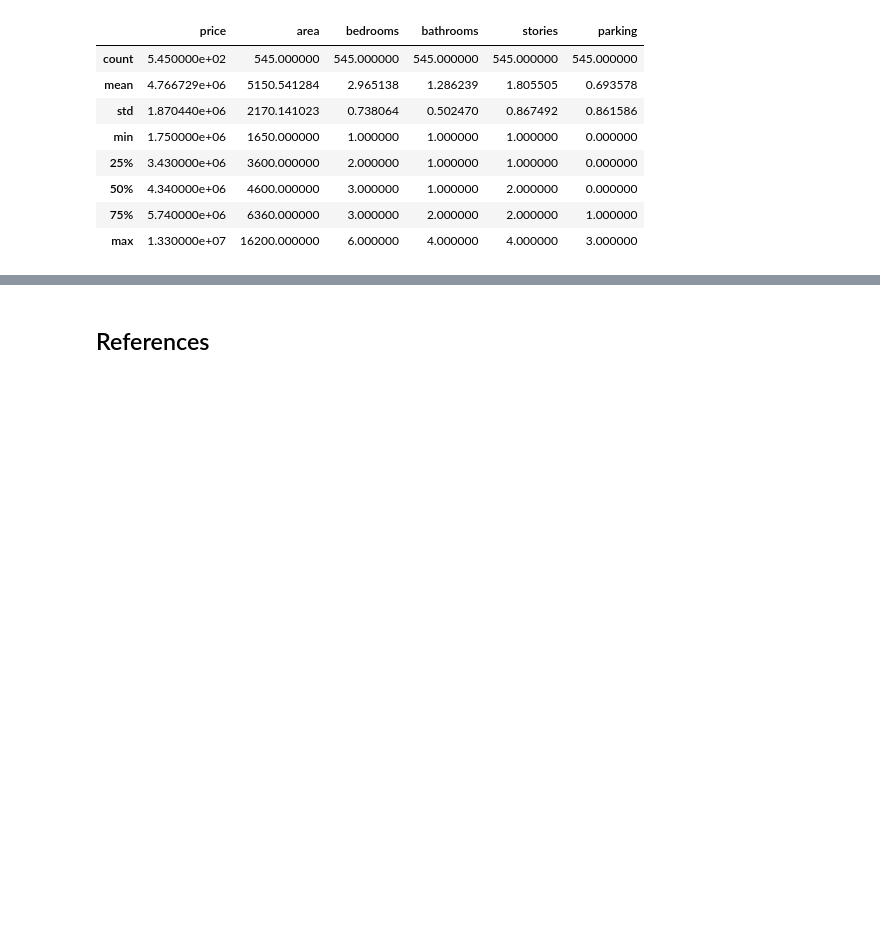
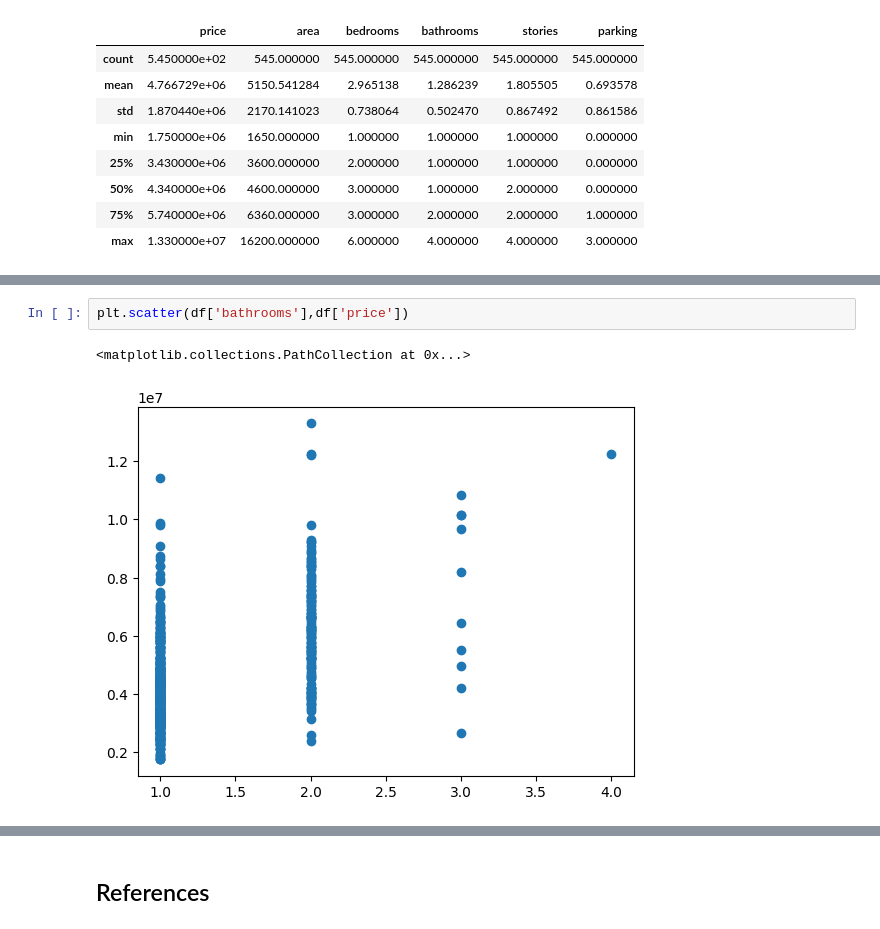
Before and after one commit to mathewpeedikayil/house-price-prediction, a Jupyter notebook: main.ipynb, the cells around one changed output, grey strips where cells are left out. Saved outputs shown, nothing was run; the diff lists cells and outputs as text; blank space fills up the shorter version.

```diff
--- a/main.ipynb
+++ b/main.ipynb
@@ -69,0 +114,5 @@ df.describe()
+# %%
+plt.scatter(df['bathrooms'],df['price'])
+# %% [output]
+<matplotlib.collections.PathCollection at 0x...>
+[figure, added]
```
Also changed, not shown: parts of 10 cells of this notebook.
